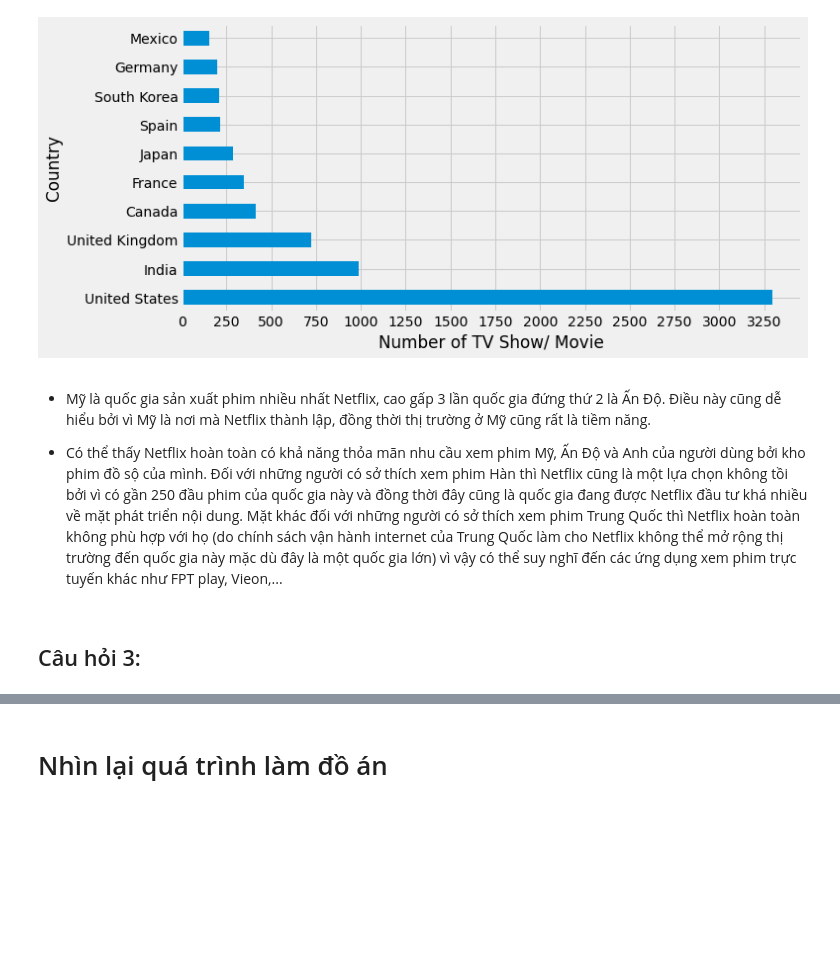
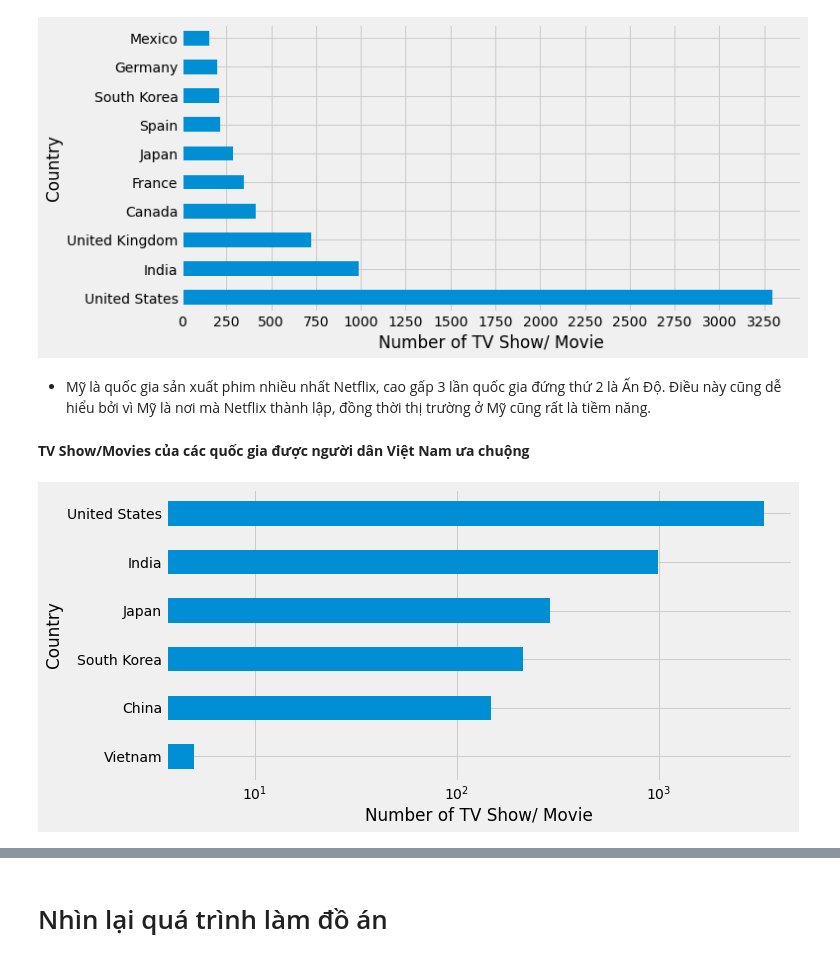
Before and after one commit to Duyvugithub/Final_P4DS, a Jupyter notebook: Notebook.ipynb, the cells around one changed output, grey strips where cells are left out. Cells and saved outputs as stored; diff of their text form; code cells hidden in the pictures; blank space fills up the shorter version.

```diff
--- a/Notebook.ipynb
+++ b/Notebook.ipynb
@@ -450,7 +441,10 @@ country_df['country'] = country_df['country'].str.split(', ')
 country_df = country_df.explode('country')
 
 # Đếm số lượng các quốc gia
-top10_country = country_df['country'].value_counts()[:10]
+count_country = country_df['country'].value_counts()
+
+# Lấy dữ liệu Top 10 quốc gia
+top10_country = count_country[:10]
 # %%
 # Trực quan hóa
 top10_country.plot.barh(figsize=(10,5))
@@ -462,7 +456,18 @@ plt.show()
 [figure]
 # %% [markdown]
 - Mỹ là quốc gia sản xuất phim nhiều nhất Netflix, cao gấp 3 lần quốc gia đứng thứ 2 là Ấn Độ. Điều này cũng dễ hiểu bởi vì Mỹ là nơi mà Netflix thành lập, đồng thời thị trường ở Mỹ cũng rất là tiềm năng.
-
-- Có thể thấy Netflix hoàn toàn có khả năng thỏa mãn nhu cầu xem phim Mỹ, Ấn Độ và Anh của người dùng bởi kho phim đồ sộ của mình. Đối với những người có sở thích xem phim Hàn thì Netflix cũng là một lựa chọn không tồi bởi vì có gần 250 đầu phim của quốc gia này và đồng thời đây cũng là quốc gia đang được Netflix đầu tư khá nhiều về mặt phát triển nội dung. Mặt khác đối với những người có sở thích xem phim Trung Quốc thì Netflix hoàn toàn không phù hợp với họ (do chính sách vận hành internet của Trung Quốc làm cho Netflix không thể mở rộng thị trường đến quốc gia này mặc dù đây là một quốc gia lớn) vì vậy có thể suy nghĩ đến các ứng dụng xem phim trực tuyến khác như FPT play, Vieon,...
-# %% [markdown]
-## Câu hỏi 3:
+# %% [markdown]
+**TV Show/Movies của các quốc gia được người dân Việt Nam ưa chuộng**
+# %%
+# Lấy dữ liệu về các phim được người dân Việt Nam ưa chuộng
+country_trend = ['Vietnam', 'China', 'United States', 'India', 'South Korea', 'Japan']
+country_trend_sr = count_country[country_trend].sort_values()
+# %%
+# Trực quan hóa
+country_trend_sr.plot.barh(figsize=(10,5))
+plt.xlabel('Number of TV Show/ Movie')
+plt.ylabel('Country')
+plt.xscale('log')
+plt.show()
+# %% [output]
+[figure, added]
```
Also changed, not shown: parts of 24 cells of this notebook.
